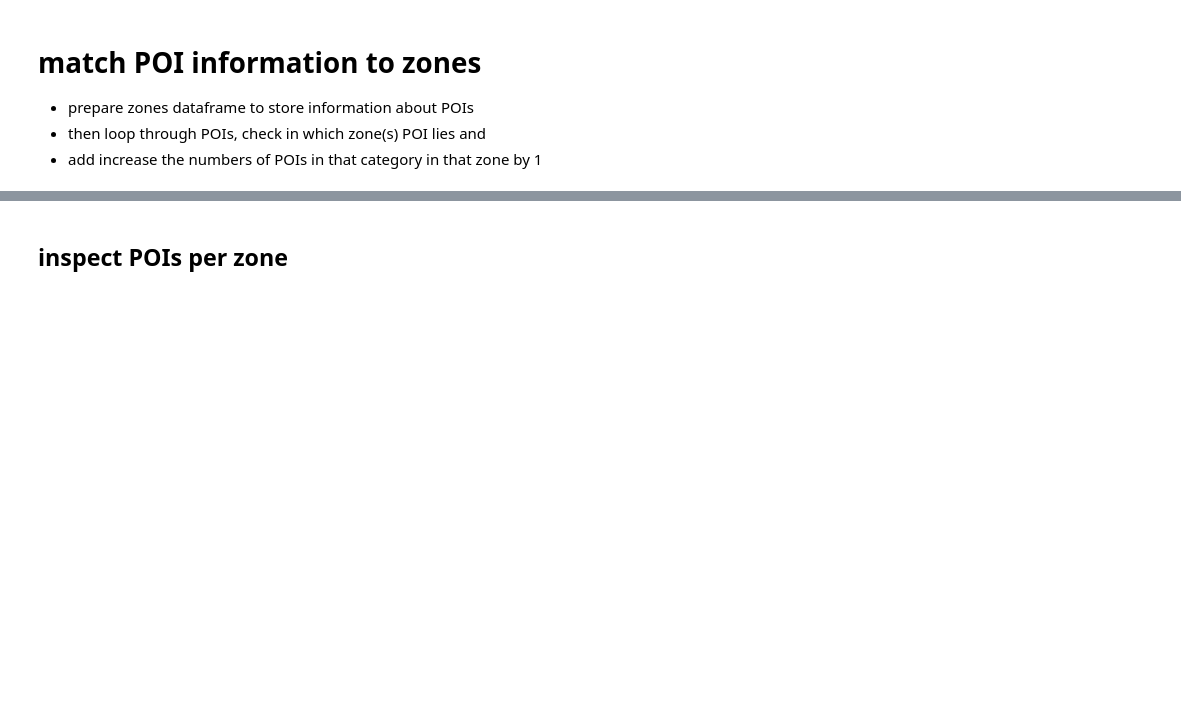
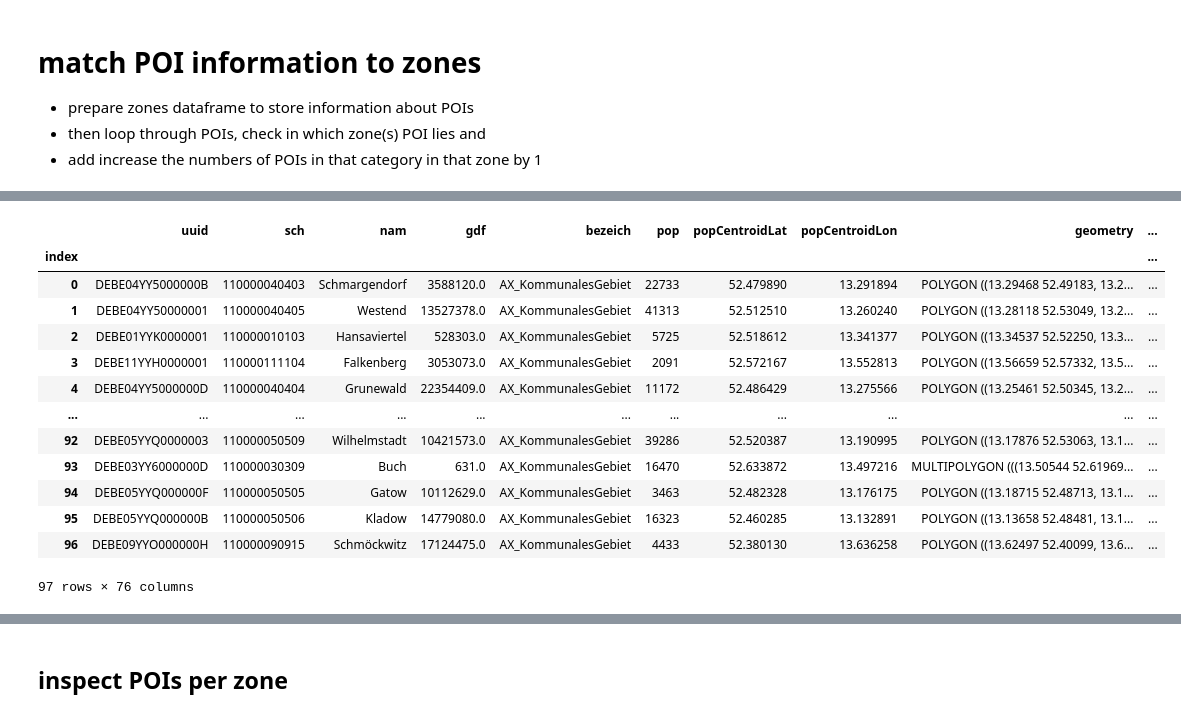
Before and after one commit to maximylius/quetzal_berlin, a Jupyter notebook: notebooks/best_version/102_OSM_POIs.ipynb, the cells around one changed output, grey strips where cells are left out. Drawn from its saved outputs; the diff is of its cells as text; code cells hidden in the pictures; blank space fills up the shorter version.

```diff
--- a/notebooks/best_version/102_OSM_POIs.ipynb
+++ b/notebooks/best_version/102_OSM_POIs.ipynb
@@ -231,0 +223,17 @@ sm.zones.head(3)
+# %%
+sm.zones
+# %% [output]
+|  | uuid | sch | nam | gdf | bezeich | pop | popCentroidLat | popCentroidLon | geometry | ... |
+| index |  |  |  |  |  |  |  |  |  | ... |
+| 0 | DEBE04YY5000000B | 110000040403 | Schmargendorf | 3588120.0 | AX_KommunalesGebiet | 22733 | 52.479890 | 13.291894 | POLYGON ((13.29468 52.49183, 13.2... | ... |
+| 1 | DEBE04YY50000001 | 110000040405 | Westend | 13527378.0 | AX_KommunalesGebiet | 41313 | 52.512510 | 13.260240 | POLYGON ((13.28118 52.53049, 13.2... | ... |
+| 2 | DEBE01YYK0000001 | 110000010103 | Hansaviertel | 528303.0 | AX_KommunalesGebiet | 5725 | 52.518612 | 13.341377 | POLYGON ((13.34537 52.52250, 13.3... | ... |
+| 3 | DEBE11YYH0000001 | 110000111104 | Falkenberg | 3053073.0 | AX_KommunalesGebiet | 2091 | 52.572167 | 13.552813 | POLYGON ((13.56659 52.57332, 13.5... | ... |
+| 4 | DEBE04YY5000000D | 110000040404 | Grunewald | 22354409.0 | AX_KommunalesGebiet | 11172 | 52.486429 | 13.275566 | POLYGON ((13.25461 52.50345, 13.2... | ... |
+| ... | ... | ... | ... | ... | ... | ... | ... | ... | ... | ... |
+| 92 | DEBE05YYQ0000003 | 110000050509 | Wilhelmstadt | 10421573.0 | AX_KommunalesGebiet | 39286 | 52.520387 | 13.190995 | POLYGON ((13.17876 52.53063, 13.1... | ... |
+| 93 | DEBE03YY6000000D | 110000030309 | Buch | 631.0 | AX_KommunalesGebiet | 16470 | 52.633872 | 13.497216 | MULTIPOLYGON (((13.50544 52.61969... | ... |
+| 94 | DEBE05YYQ000000F | 110000050505 | Gatow | 10112629.0 | AX_KommunalesGebiet | 3463 | 52.482328 | 13.176175 | POLYGON ((13.18715 52.48713, 13.1... | ... |
+| 95 | DEBE05YYQ000000B | 110000050506 | Kladow | 14779080.0 | AX_KommunalesGebiet | 16323 | 52.460285 | 13.132891 | POLYGON ((13.13658 52.48481, 13.1... | ... |
+| 96 | DEBE09YYO000000H | 110000090915 | Schmöckwitz | 17124475.0 | AX_KommunalesGebiet | 4433 | 52.380130 | 13.636258 | POLYGON ((13.62497 52.40099, 13.6... | ... |
+97 rows × 76 columns
```
Also changed, not shown: parts of 19 cells of this notebook, 25 other files.
